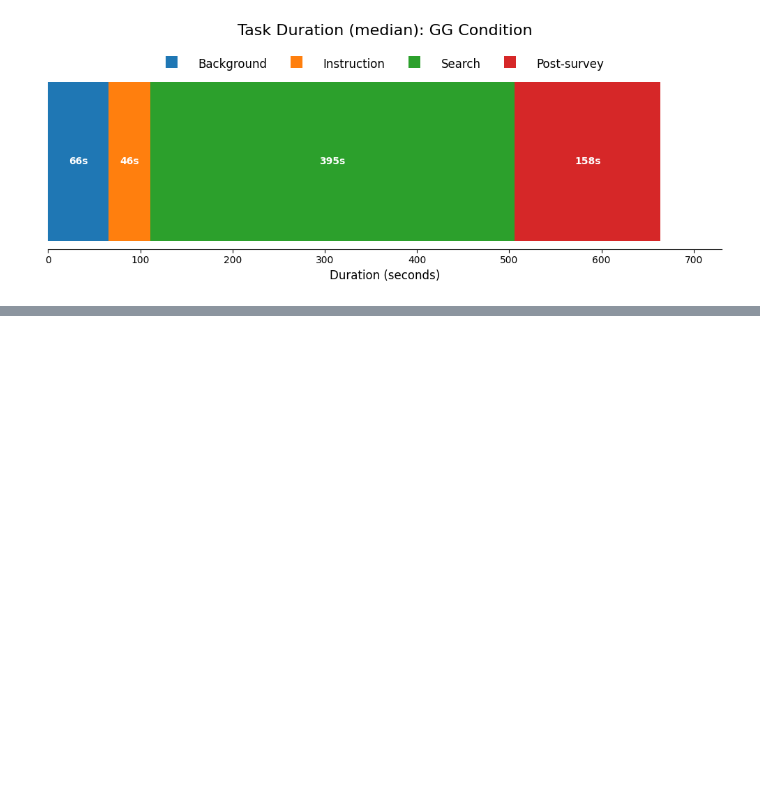
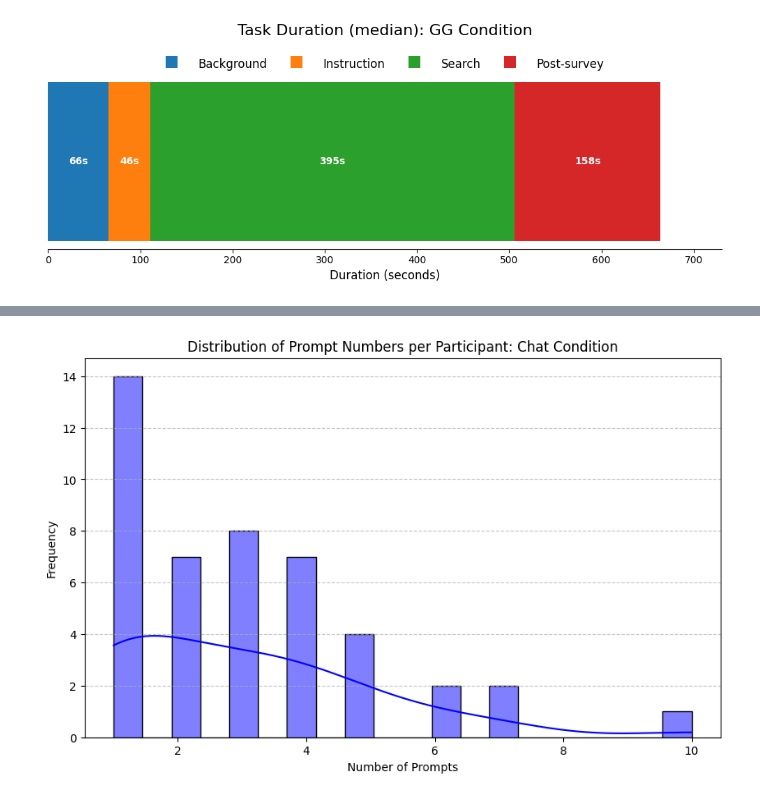
Before and after one commit to kaki1995/Advanced-Project-Study-TUM-GG-Istanbul, a Jupyter notebook: exploratory_analysis_visualization.ipynb, the cells around one changed output, grey strips where cells are left out. Drawn from its saved outputs; the diff is of its cells as text; code cells hidden in the pictures; blank space fills up the shorter version.

```diff
--- a/exploratory_analysis_visualization.ipynb
+++ b/exploratory_analysis_visualization.ipynb
@@ -1584,8 +1584,8 @@ Total duration (sum of medians): 664.0 seconds
 # %%
 # Load the search_logs_rows.csv file
 data_dir = Path('chat_raw_data_20251121_1801')
-df_search_rows = pd.read_csv(data_dir / 'search_logs_rows.csv', sep=',')
-print(f"df_search_rows shape: {df_search_rows.shape}")
+df_chat_search_rows = pd.read_csv(data_dir / 'search_logs_rows.csv', sep=',')
+print(f"df_chat_search_rows shape: {df_chat_search_rows.shape}")
 # Preview the dataset
-df_search_rows.head()
+df_chat_search_rows.head()
 # %% [output]
@@ -1598,9 +1598,9 @@ df_search_rows shape: (170, 9)
 | 4 | 42b495a7-0222-4644-b9e1-c4d315652753 | 151939c4-8aae-490b-92eb-c7d353a4a95c | compare the batteries, which one ... | For the longest battery life and ... | 2025-11-18 18:20:58.632253+00 | 2025-11-18 18:20:17.925+00 | 2025-11-18 18:20:39.321+00 | ... |
 # %%
 # Drop the "id" column and remove duplicates based on participant_id and query_sequence_number
-df_search_rows = df_search_rows.drop(columns=['id'], errors='ignore')
-df_search_rows = df_search_rows.drop_duplicates(subset=['participant_id', 'query_sequence_number'])
+df_chat_search_rows = df_chat_search_rows.drop(columns=['id'], errors='ignore')
+df_chat_search_rows = df_chat_search_rows.drop_duplicates(subset=['participant_id', 'query_sequence_number'])
 
 # Display the shape of the dataframe after processing
-print(f"df_search_rows shape after processing: {df_search_rows.shape}")
+print(f"df_chat_search_rows shape after processing: {df_chat_search_rows.shape}")
 # %% [output]
@@ -1607,0 +1608,7 @@ df_search_rows shape after processing: (170, 8)
+# %%
+# Keep only rows of df_chat_search_rows where participant_id is in df_chat_surveys
+valid_participants = df_chat_surveys['participant_id'].unique()
+df_chat_search_rows = df_chat_search_rows[df_chat_search_rows['participant_id'].isin(valid_participants)]
+
+# Display the shape of the dataframe after filtering
+print(f"df_chat_search_rows shape after filtering: {df_chat_search_rows.shape}")
@@ -1607,0 +1617,9 @@ df_search_rows shape after processing: (170, 8)
+# %%
+# Create a new dataset df_prompt_num with participant_id and prompt_num
+df_prompt_num = df_chat_search_rows.groupby('participant_id').agg(prompt_num=('prompt', 'count')).reset_index()
+
+# Display the shape of the new dataframe
+print(f"df_prompt_num shape after filtering: {df_prompt_num.shape}")
+# Display the first few rows of the new dataset
+print("df_prompt_num preview:")
+print(df_prompt_num.head())
@@ -1607,0 +1635,16 @@ df_search_rows shape after processing: (170, 8)
+# %%
+# Plot the distribution of df_prompt_num
+
+# Ensure df_prompt_num is available and has the expected structure
+if 'df_prompt_num' in locals() and not df_prompt_num.empty:
+    plt.figure(figsize=(10, 6))
+    sns.histplot(df_prompt_num['prompt_num'], kde=True, bins=20, color='blue')
+    plt.title('Distribution of Prompt Numbers per Participant: Chat Condition')
+    plt.xlabel('Number of Prompts')
+    plt.ylabel('Frequency')
+    plt.grid(axis='y', linestyle='--', alpha=0.7)
+    plt.show()
+else:
+    print("df_prompt_num is not available or is empty.")
+# %% [output]
+[figure, added]
```
Also changed, not shown: parts of 14 cells of this notebook.
